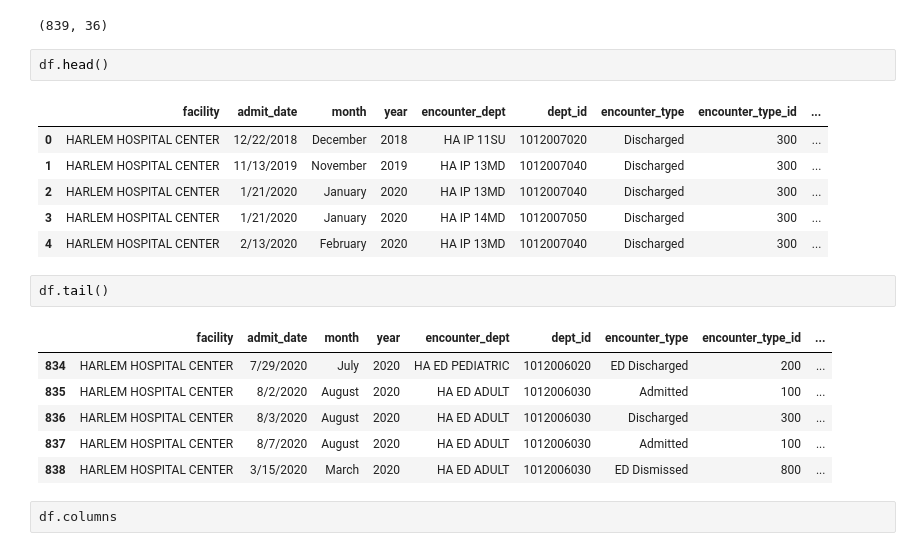
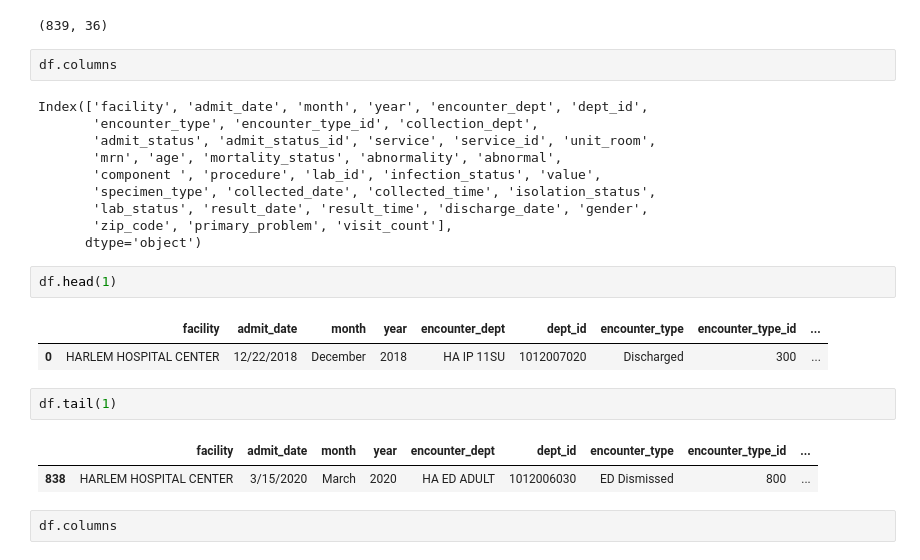
Before and after one commit to mgmboyd/DataAnalytics-Project3, a Jupyter notebook: 2018_2020_Project_3_Team_7.ipynb, the cells around one changed output. Cells and saved outputs as stored; diff of their text form.

```diff
--- a/2018_2020_Project_3_Team_7.ipynb
+++ b/2018_2020_Project_3_Team_7.ipynb
@@ -28,23 +28,27 @@ df = pd.read_csv('https://raw.githubusercontent.com/mgmboyd/DataAnalytics-Projec
 df.shape
 # %% [output]
 (839, 36)
+# %%
+df.columns
+# %% [output]
+Index(['facility', 'admit_date', 'month', 'year', 'encounter_dept', 'dept_id',
+       'encounter_type', 'encounter_type_id', 'collection_dept',
+       'admit_status', 'admit_status_id', 'service', 'service_id', 'unit_room',
+       'mrn', 'age', 'mortality_status', 'abnormality', 'abnormal',
+       'component ', 'procedure', 'lab_id', 'infection_status', 'value',
+       'specimen_type', 'collected_date', 'collected_time', 'isolation_status',
+       'lab_status', 'result_date', 'result_time', 'discharge_date', 'gender',
+       'zip_code', 'primary_problem', 'visit_count'],
+      dtype='object')
 # %%
-df.head()
+df.head(1)
 # %% [output]
 |  | facility | admit_date | month | year | encounter_dept | dept_id | encounter_type | encounter_type_id | ... |
 | 0 | HARLEM HOSPITAL CENTER | 12/22/2018 | December | 2018 | HA IP 11SU | 1012007020 | Discharged | 300 | ... |
-| 1 | HARLEM HOSPITAL CENTER | 11/13/2019 | November | 2019 | HA IP 13MD | 1012007040 | Discharged | 300 | ... |
-| 2 | HARLEM HOSPITAL CENTER | 1/21/2020 | January | 2020 | HA IP 13MD | 1012007040 | Discharged | 300 | ... |
-| 3 | HARLEM HOSPITAL CENTER | 1/21/2020 | January | 2020 | HA IP 14MD | 1012007050 | Discharged | 300 | ... |
-| 4 | HARLEM HOSPITAL CENTER | 2/13/2020 | February | 2020 | HA IP 13MD | 1012007040 | Discharged | 300 | ... |
 # %%
-df.tail()
+df.tail(1)
 # %% [output]
 |  | facility | admit_date | month | year | encounter_dept | dept_id | encounter_type | encounter_type_id | ... |
-| 834 | HARLEM HOSPITAL CENTER | 7/29/2020 | July | 2020 | HA ED PEDIATRIC | 1012006020 | ED Discharged | 200 | ... |
-| 835 | HARLEM HOSPITAL CENTER | 8/2/2020 | August | 2020 | HA ED ADULT | 1012006030 | Admitted | 100 | ... |
-| 836 | HARLEM HOSPITAL CENTER | 8/3/2020 | August | 2020 | HA ED ADULT | 1012006030 | Discharged | 300 | ... |
-| 837 | HARLEM HOSPITAL CENTER | 8/7/2020 | August | 2020 | HA ED ADULT | 1012006030 | Admitted | 100 | ... |
 | 838 | HARLEM HOSPITAL CENTER | 3/15/2020 | March | 2020 | HA ED ADULT | 1012006030 | ED Dismissed | 800 | ... |
 # %%
 df.columns
```
Also changed, not shown: parts of 22 cells of this notebook.
